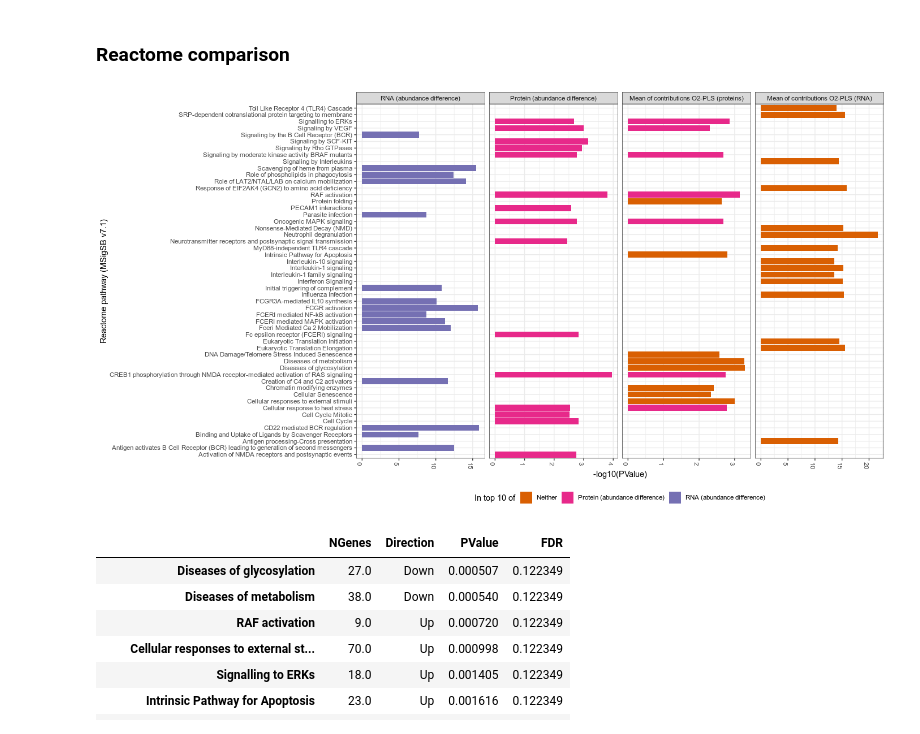
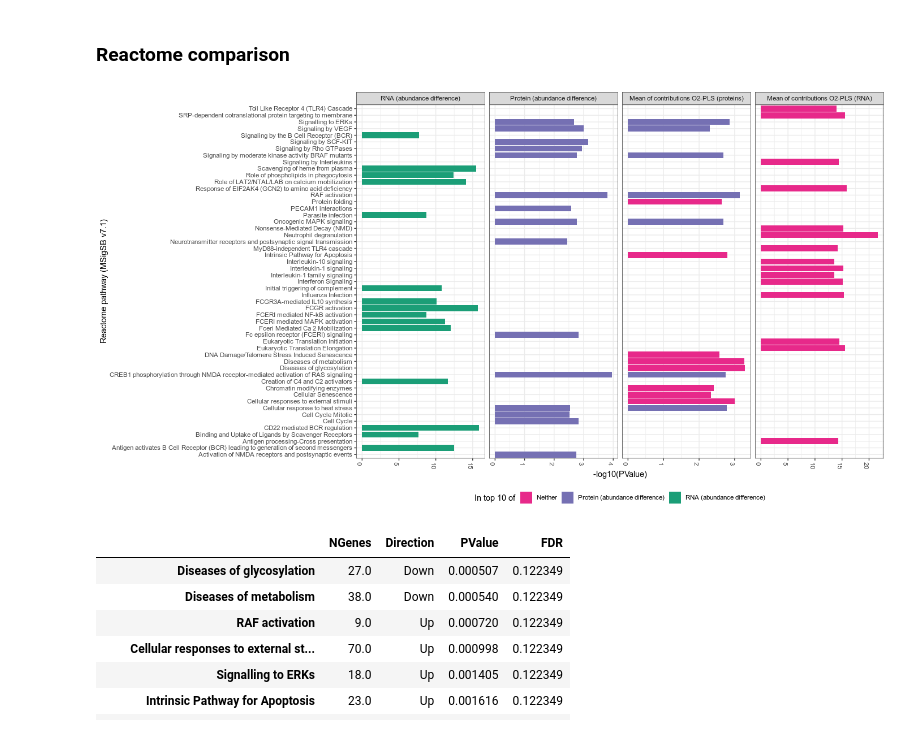
Before and after one commit to krassowski/meningitis-integration, a Jupyter notebook: analyses/integration/O2-PLS.ipynb, the cells around one changed output. Drawn from its saved outputs; the diff is of its cells as text; code cells hidden in the pictures.

Commit message:
Harmonise colors

```diff
--- a/analyses/integration/O2-PLS.ipynb
+++ b/analyses/integration/O2-PLS.ipynb
@@ -563,6 +563,10 @@ o2pls_rna = contributions_pathways(
     label=o2pls_rna_label,
     RNA, protein
 )
+# %%
+%%R
+pathway_colors = c('#D95F02', '#E7298A', '#7570B3', '#1B9E77')
+names(pathway_colors) = c('Both', 'Neither', protein_label, rna_label)
 # %%
 %%R -w 1000 -r 95 -h 600
 df = rbind(protein, RNA, o2pls_protein)
@@ -669,20 +673,20 @@ o2pls_rna = contributions_pathways(
 # %%
 %%R -w 1400 -r 95 -h 750
 df = rbind(protein, RNA, o2pls_protein, o2pls_rna)
 df$kind = factor(df$kind, levels=c(rna_label, protein_label, o2pls_protein_label, o2pls_rna_label))
 
 (
     ggplot(df, aes(x=gene, y=-log10(PValue), fill=from))
     + geom_bar(stat='identity')
     + facet_wrap('kind', scale='free_x', ncol=4)
     + nice_theme
     + theme(axis.text.x=element_text(angle = -90, hjust = 0))
     + coord_flip()
-    + scale_fill_manual(name='In top 10 of', values=c('#D95F02', '#E7298A', '#7570B3', '#1B9E77'))
+    + scale_fill_manual(name='In top 10 of', values=pathway_colors)
     + xlab('Reactome pathway (MSigSB v7.1)')
 )
 # %% [output]
-[figure, old version]
+[figure, new version]
 # %%
 %R head(camera_pr(joint_o2pls_contribs_protein, 'mean', reactome_for_protein), 10)
 # %% [output]
```
Also changed, not shown: parts of 3 cells of this notebook.
